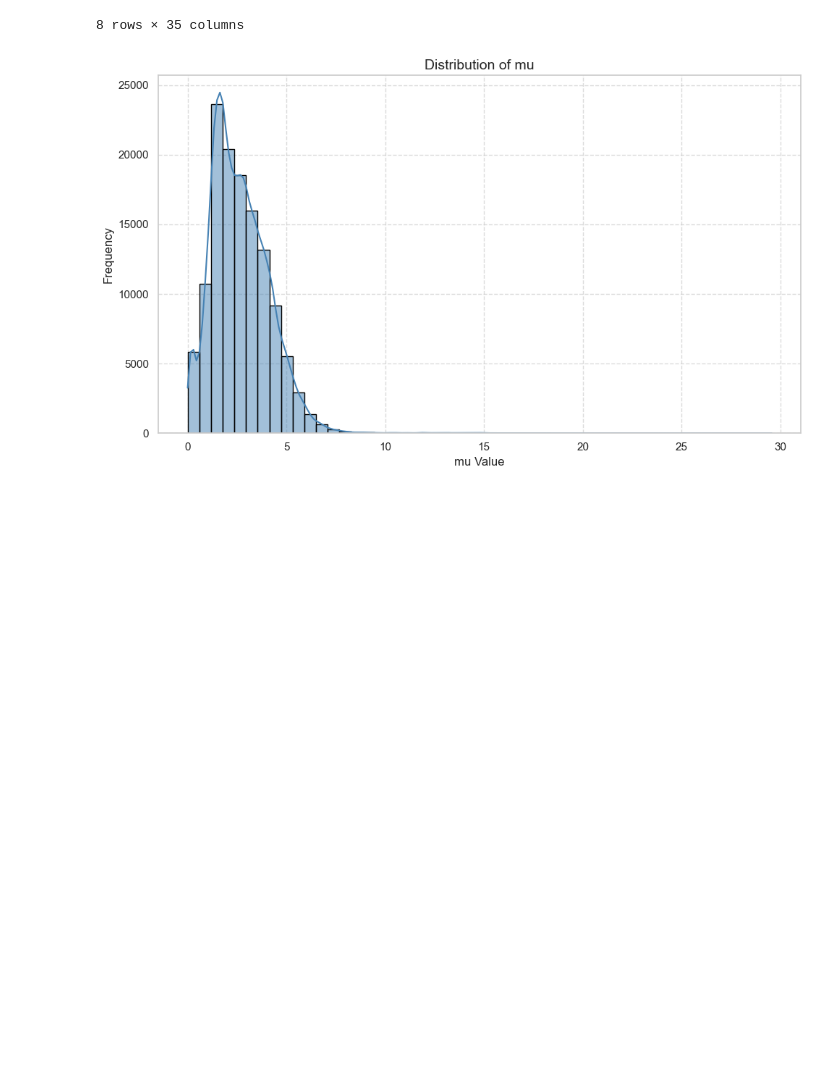
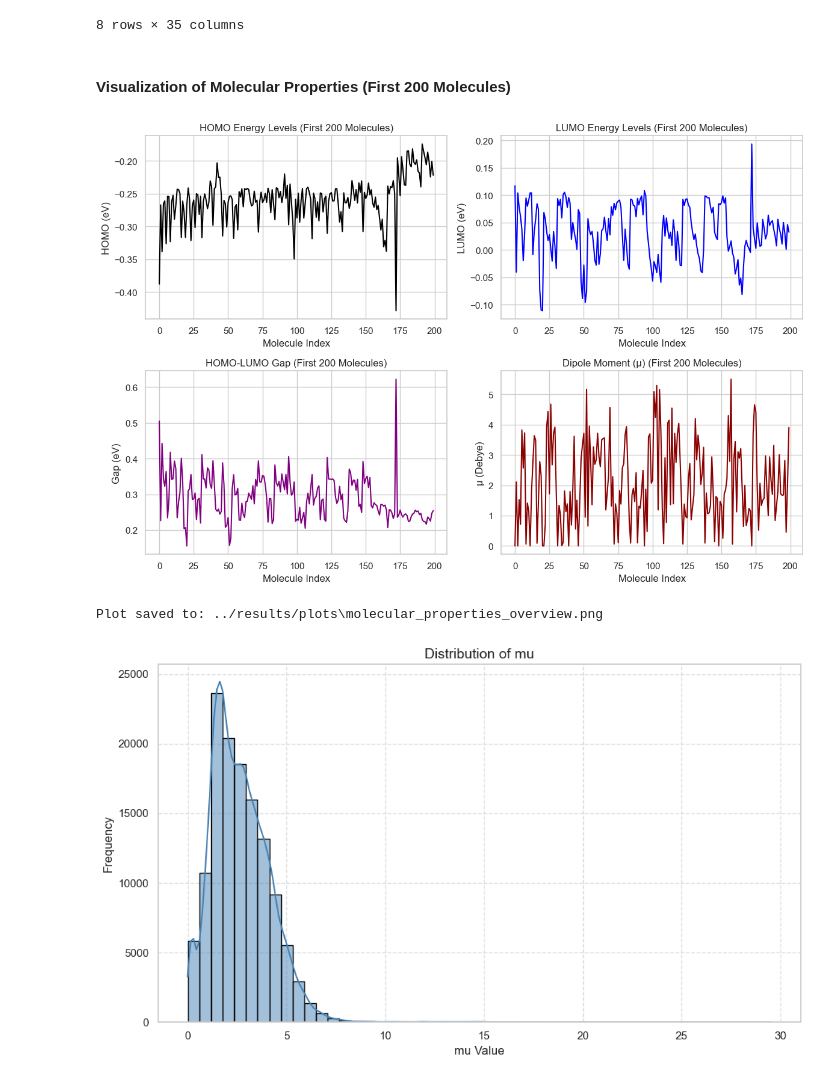
Before and after one commit to tatendakasirori/LSUA_PROJECT, a Jupyter notebook: notebooks/01_eda.ipynb, the cells around one changed output. Drawn from its saved outputs; the diff is of its cells as text; code cells hidden in the pictures; blank space fills up the shorter version.

```diff
--- a/notebooks/01_eda.ipynb
+++ b/notebooks/01_eda.ipynb
@@ -46,6 +46,56 @@ Basic stats:
 | 75% | 3.604800 | -0.229200 | 0.050500 | 80.620003 | 0.289400 | 2.080096 | 0.440719 | 0.969591 | 1.614037e+02 | ... |
 | max | 29.556400 | -0.101700 | 0.193500 | 196.619995 | 0.622100 | 3.418685 | 1.000000 | 1.000000 | 3.258132e+02 | ... |
 8 rows × 35 columns
+# %% [markdown]
+#### Visualization of Molecular Properties (First 200 Molecules)
+# %%
+import os
+import matplotlib.pyplot as plt
+
+
+# Ensure plot directory exists
+plot_dir = "../results/plots"
+os.makedirs(plot_dir, exist_ok=True)
+
+# Subset first 200 molecules
+df_subset = df.iloc[:200]
+
+fig, axes = plt.subplots(2, 2, figsize=(12, 8))
+
+# HOMO plot
+axes[0, 0].plot(df_subset['HOMO'], color="black")
+axes[0, 0].set_title("HOMO Energy Levels (First 200 Molecules)")
+axes[0, 0].set_xlabel("Molecule Index")
+axes[0, 0].set_ylabel("HOMO (eV)")
+
+# LUMO plot
+axes[0, 1].plot(df_subset['LUMO'], color="blue", linestyle="-")
+axes[0, 1].set_title("LUMO Energy Levels (First 200 Molecules)")
+axes[0, 1].set_xlabel("Molecule Index")
+axes[0, 1].set_ylabel("LUMO (eV)")
+
+# GAP plot (replaces Molecular Weight)
+axes[1, 0].plot(df_subset['gap'], color="purple")
+axes[1, 0].set_title("HOMO-LUMO Gap (First 200 Molecules)")
+axes[1, 0].set_xlabel("Molecule Index")
+axes[1, 0].set_ylabel("Gap (eV)")
+
+# Dipole Moment (μ)
+axes[1, 1].plot(df_subset['mu'], color="darkred")
+axes[1, 1].set_title("Dipole Moment (μ) (First 200 Molecules)")
+axes[1, 1].set_xlabel("Molecule Index")
+axes[1, 1].set_ylabel("μ (Debye)")
+
+# Save plot
+plot_path = os.path.join(plot_dir, "molecular_properties_overview.png")
+plt.tight_layout()
+plt.savefig(plot_path, dpi=300, bbox_inches='tight')
+plt.show()
+
+print(f"Plot saved to: {plot_path}")
+# %% [output]
+[figure, added]
+Plot saved to: ../results/plots\molecular_properties_overview.png
 # %%
 output_dir = "../results/plots"
 
```
Also changed, not shown: parts of 4 cells of this notebook, 5 other files.
